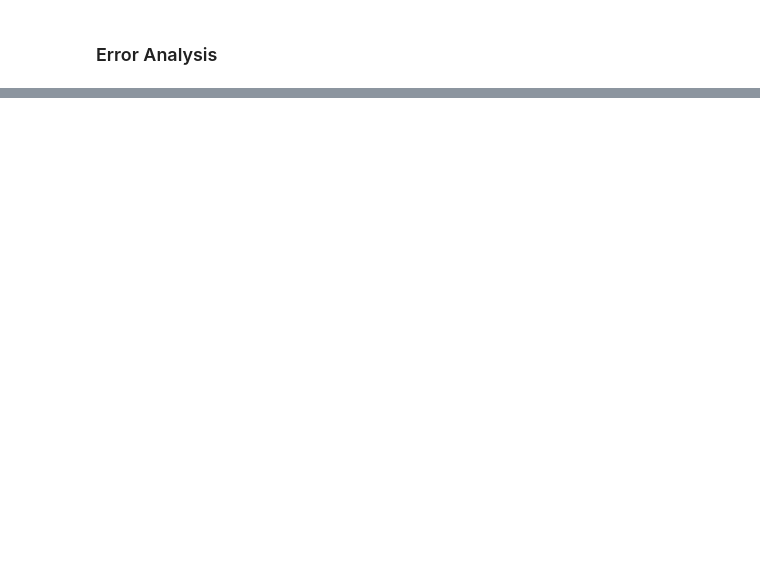
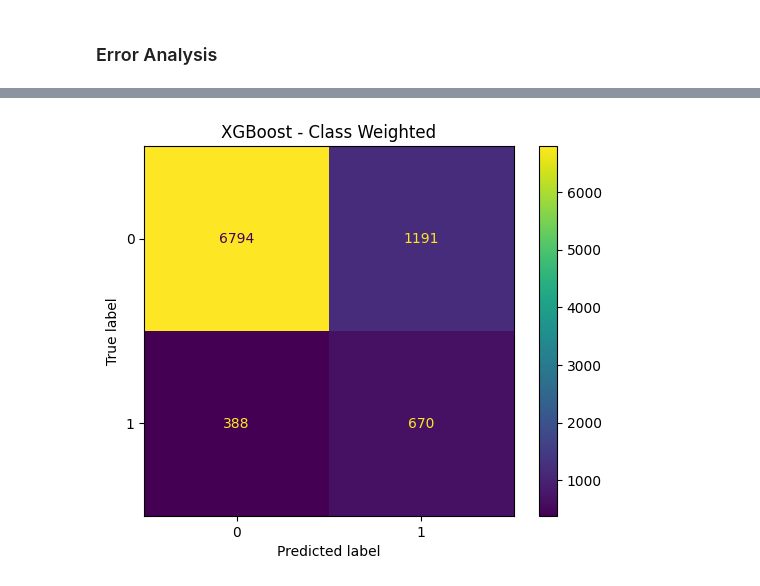
Before and after one commit to AtharvaChitnis/PGIT, a Jupyter notebook: Marketing_Research_ML.ipynb, the cells around one changed output, grey strips where cells are left out. Drawn from its saved outputs; the diff is of its cells as text; code cells hidden in the pictures; blank space fills up the shorter version.

```diff
--- a/Marketing_Research_ML.ipynb
+++ b/Marketing_Research_ML.ipynb
@@ -721,0 +1004,18 @@ print(classification_report(
+# %%
+from xgboost import XGBClassifier
+from sklearn.pipeline import Pipeline
+
+xgb_weighted = Pipeline([
+    ("preprocessor", preprocessor),
+    ("model", XGBClassifier(
+        n_estimators=100,
+        learning_rate=0.1,
+        max_depth=6,
+        random_state=42,
+        eval_metric="logloss",
+        n_jobs=-1,
+        scale_pos_weight=scale_pos_weight
+    ))
+])
+# %%
+xgb_weighted.fit(X_train, y_train_xgb)
@@ -721,0 +1040,3 @@ print(classification_report(
+# %%
+y_pred_xgbw = xgb_weighted.predict(X_test)
+y_prob_xgbw = xgb_weighted.predict_proba(X_test)[:, 1]
@@ -721,0 +1068,10 @@ print(classification_report(
+# %%
+ConfusionMatrixDisplay.from_predictions(
+    y_test_xgb,
+    y_pred_xgbw
+)
+
+plt.title("XGBoost - Class Weighted")
+plt.show()
+# %% [output]
+[figure, added]
```
Also changed, not shown: parts of 47 cells of this notebook.
